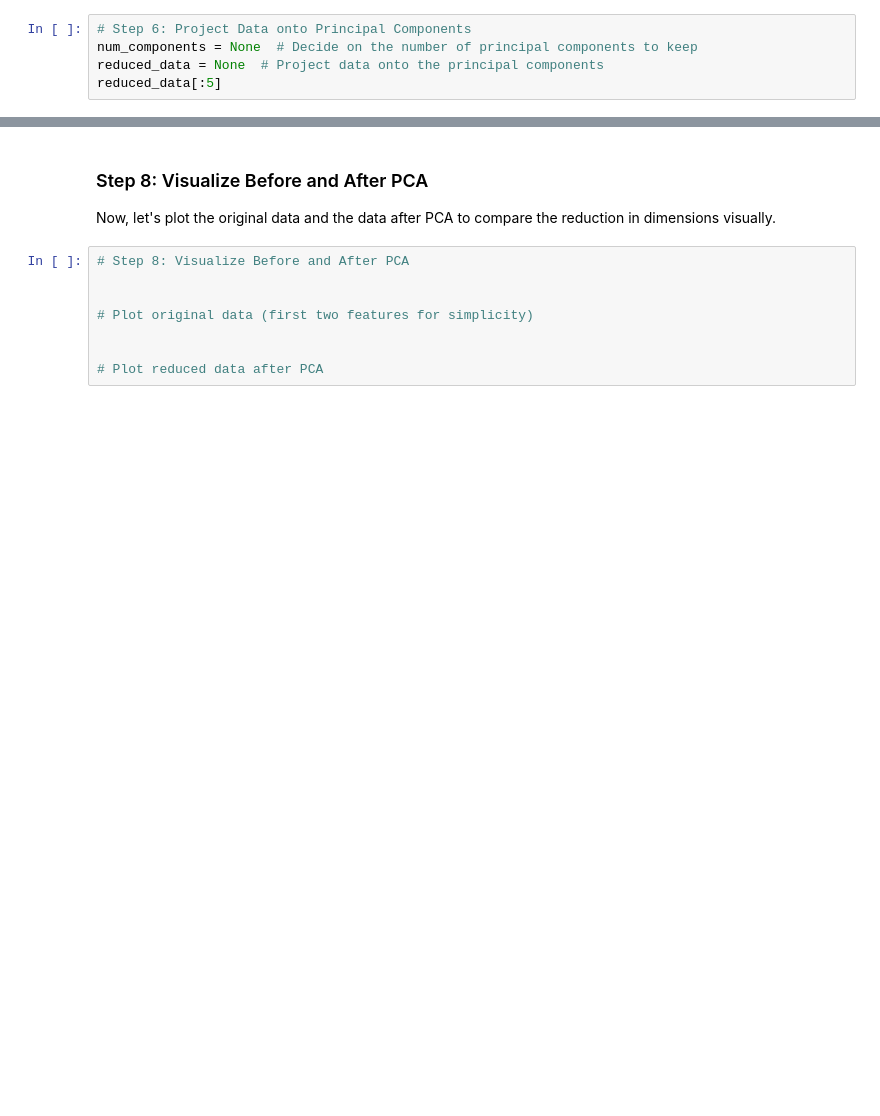
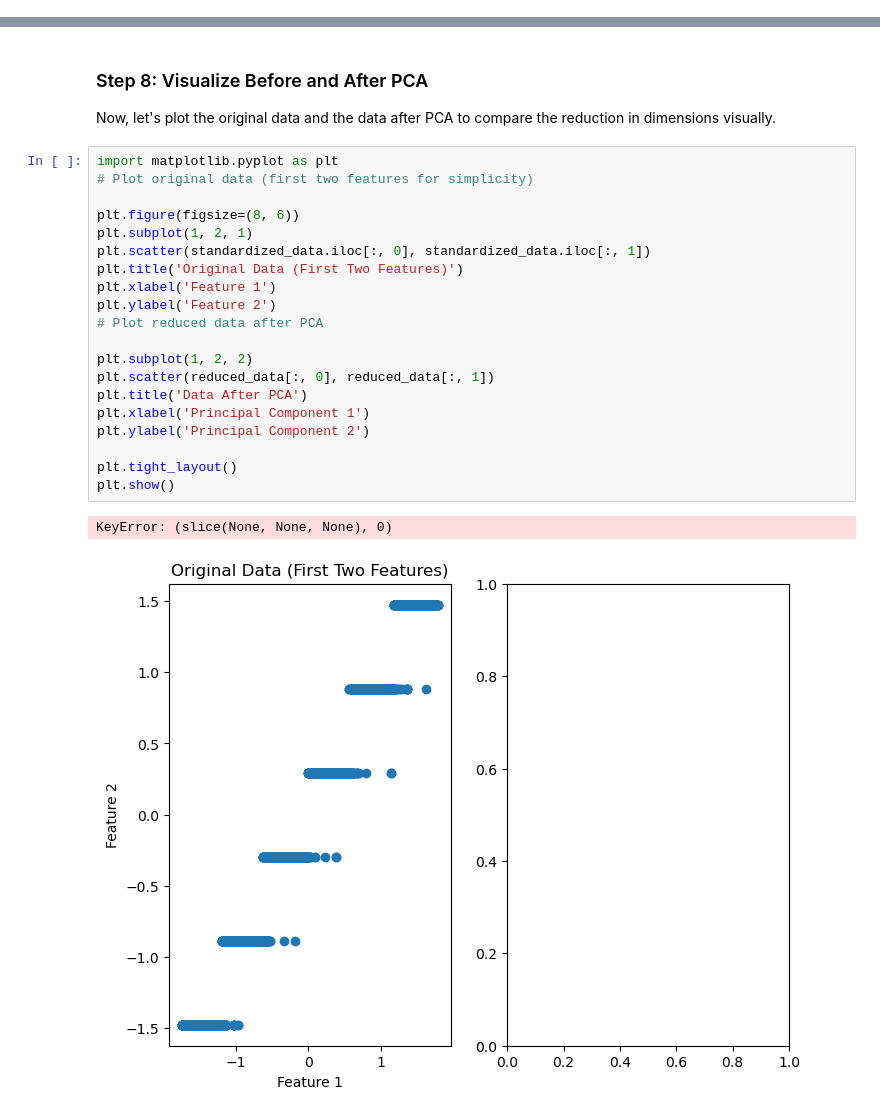
Before and after one commit to AkotoChristine/Principle_Component_Analysis, a Jupyter notebook: PCA_Formative_1[Peer_Pair_10].ipynb, the cells around one changed output, grey strips where cells are left out. Drawn from its saved outputs; the diff is of its cells as text; blank space fills up the shorter version.

Commit message:
visualisation

```diff
--- a/PCA_Formative_1[Peer_Pair_10].ipynb
+++ b/PCA_Formative_1[Peer_Pair_10].ipynb
@@ -117,11 +133,6 @@ sorted_eigenvectors = eigenvectors[:, sorted_indices]
 ### Step 6: Project Data onto Principal Components
 Now that we’ve selected the number of components, we will project the original data onto the chosen principal components.
 Fill in the code to perform the projection.
-# %%
-# Step 6: Project Data onto Principal Components
-num_components = None  # Decide on the number of principal components to keep
-reduced_data = None  # Project data onto the principal components
-reduced_data[:5]
 # %% [markdown]
 ### Step 7: Output the Reduced Data
 Finally, display the reduced data obtained by projecting the original dataset onto the selected principal components.
@@ -132,11 +151,26 @@ reduced_data[:5]  # Display the first few rows of reduced data
 # %% [markdown]
 ### Step 8: Visualize Before and After PCA
 Now, let's plot the original data and the data after PCA to compare the reduction in dimensions visually.
-# %%
-# Step 8: Visualize Before and After PCA
-
-
-# Plot original data (first two features for simplicity)
-
-
-# Plot reduced data after PCA
+# %%
+import matplotlib.pyplot as plt
+# Plot original data (first two features for simplicity)
+
+plt.figure(figsize=(8, 6))
+plt.subplot(1, 2, 1)
+plt.scatter(standardized_data.iloc[:, 0], standardized_data.iloc[:, 1])
+plt.title('Original Data (First Two Features)')
+plt.xlabel('Feature 1')
+plt.ylabel('Feature 2')
+# Plot reduced data after PCA
+
+plt.subplot(1, 2, 2)
+plt.scatter(reduced_data[:, 0], reduced_data[:, 1])
+plt.title('Data After PCA')
+plt.xlabel('Principal Component 1')
+plt.ylabel('Principal Component 2')
+
+plt.tight_layout()
+plt.show()
+# %% [output]
+KeyError: (slice(None, None, None), 0)
+[figure, added]
```
Also changed, not shown: parts of 2 cells of this notebook.
